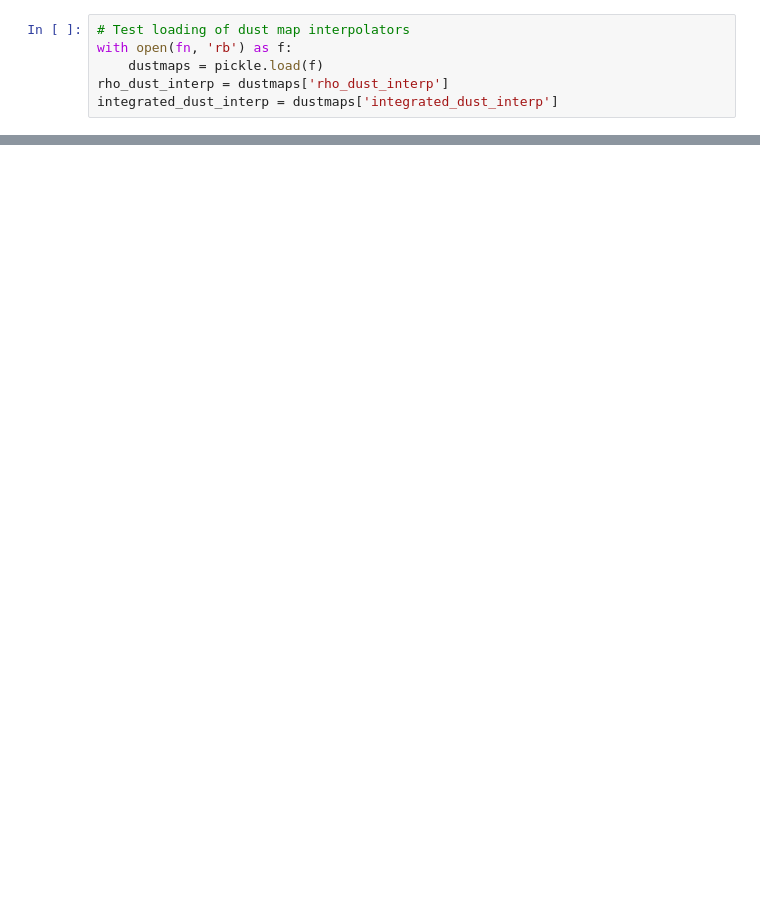
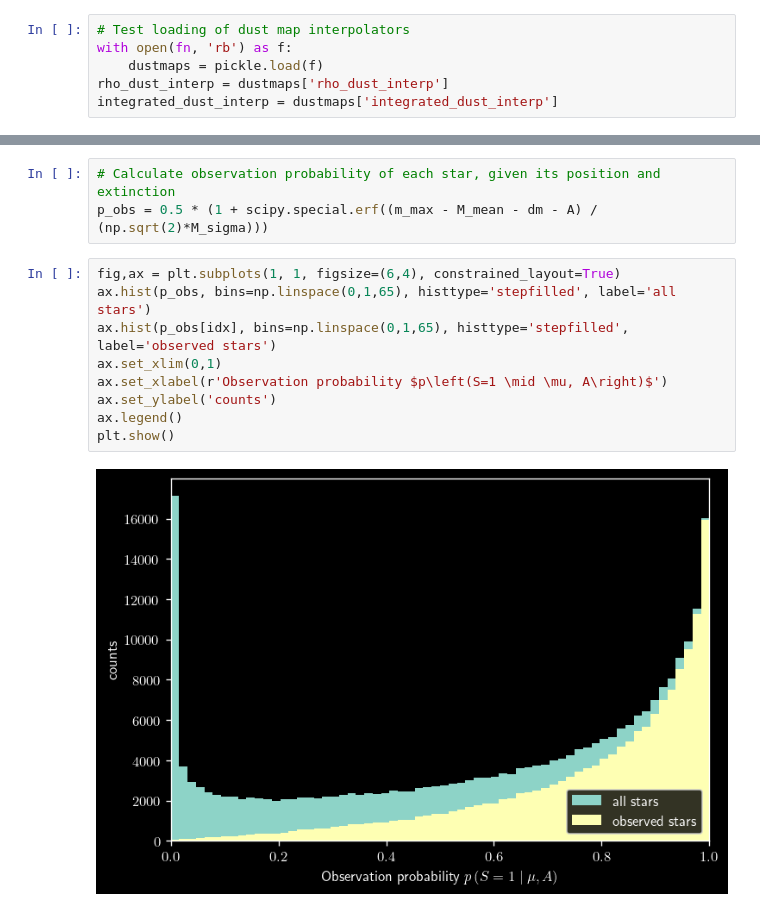
Before and after one commit to gregreen/deep-potential, a Jupyter notebook: scripts/plummer/plummer_sphere_selfn.ipynb, the cells around one changed output, grey strips where cells are left out. Drawn from its saved outputs; the diff is of its cells as text; blank space fills up the shorter version.

```diff
--- a/scripts/plummer/plummer_sphere_selfn.ipynb
+++ b/scripts/plummer/plummer_sphere_selfn.ipynb
@@ -768,0 +793,14 @@ integrated_dust_interp = dustmaps['integrated_dust_interp']
+# %%
+# Calculate observation probability of each star, given its position and extinction
+p_obs = 0.5 * (1 + scipy.special.erf((m_max - M_mean - dm - A) / (np.sqrt(2)*M_sigma)))
+# %%
+fig,ax = plt.subplots(1, 1, figsize=(6,4), constrained_layout=True)
+ax.hist(p_obs, bins=np.linspace(0,1,65), histtype='stepfilled', label='all stars')
+ax.hist(p_obs[idx], bins=np.linspace(0,1,65), histtype='stepfilled', label='observed stars')
+ax.set_xlim(0,1)
+ax.set_xlabel(r'Observation probability $p\left(S=1 \mid \mu, A\right)$')
+ax.set_ylabel('counts')
+ax.legend()
+plt.show()
+# %% [output]
+[figure, added]
```
Also changed, not shown: parts of 19 cells of this notebook.
